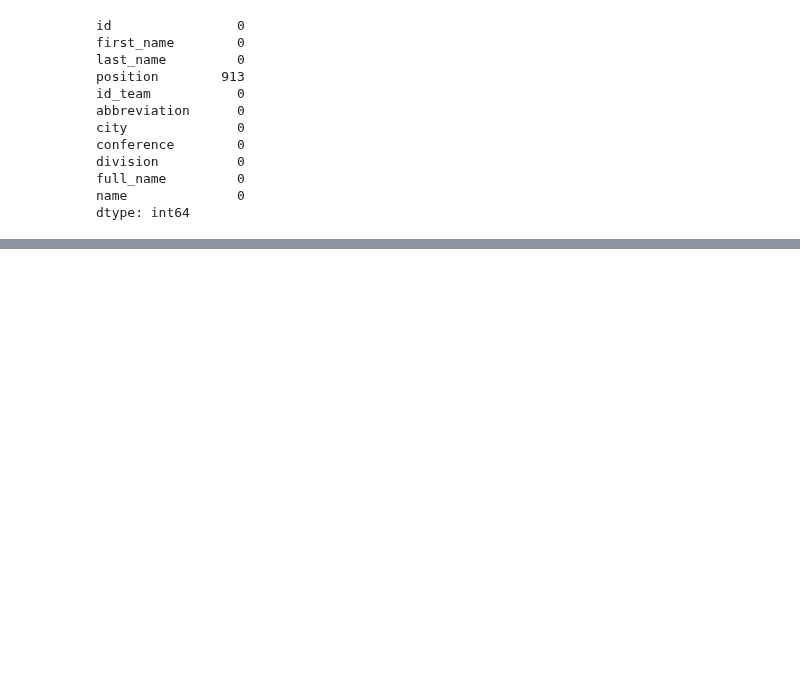
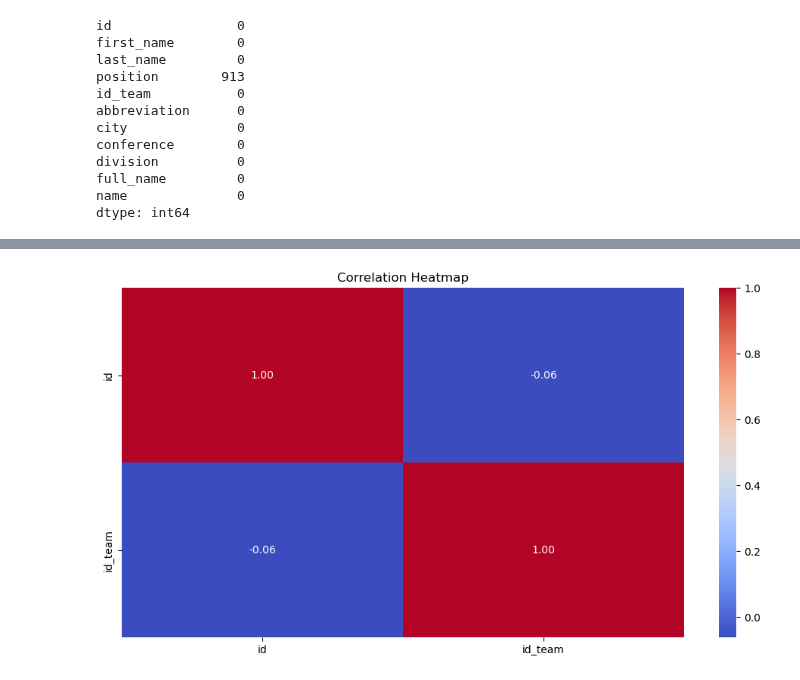
Before and after one commit to KeneanDita/Exploratory-Data-Analysis-EDA-, a Jupyter notebook: NBA Players.ipynb, the cells around one changed output, grey strips where cells are left out. Drawn from its saved outputs; the diff is of its cells as text; code cells hidden in the pictures; blank space fills up the shorter version.

```diff
--- a/NBA Players.ipynb
+++ b/NBA Players.ipynb
@@ -75,0 +94,14 @@ dtype: int64
+# %%
+plt.figure(figsize=(12, 6))
+
+# Select only numeric columns
+numeric_data = data.select_dtypes(include=[np.number])
+
+# Compute the correlation matrix and plot
+sns.heatmap(numeric_data.corr(), annot=True, cmap='coolwarm', fmt='.2f')
+
+plt.title('Correlation Heatmap')
+plt.savefig('Correlation Heatmap.png', dpi=300)
+plt.show()
+# %% [output]
+[figure, added]
```
Also changed, not shown: parts of 1 cell of this notebook, 1 other file.
